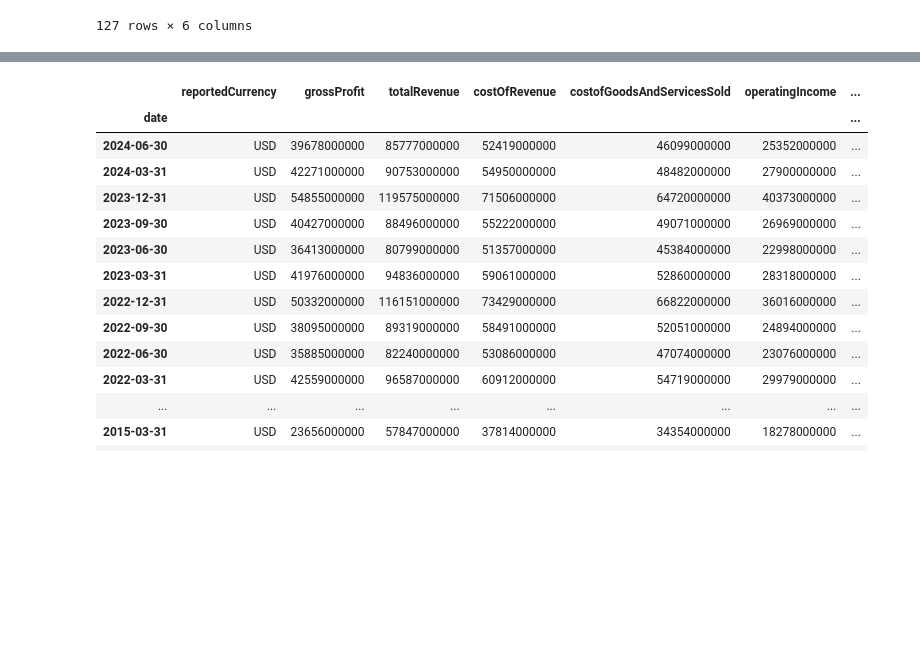
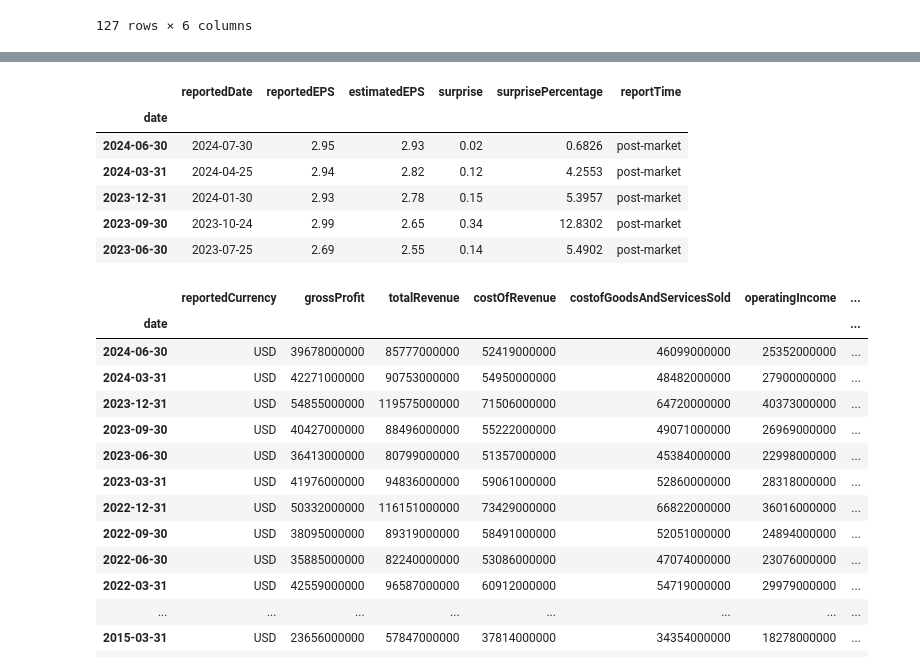
Before and after one commit to HiggsP10/Portfolio_Optimization, a Jupyter notebook: notebooks/arvind-alpha-vantage-2.ipynb, the cells around one changed output, grey strips where cells are left out. Drawn from its saved outputs; the diff is of its cells as text; code cells hidden in the pictures; blank space fills up the shorter version.

```diff
--- a/notebooks/arvind-alpha-vantage-2.ipynb
+++ b/notebooks/arvind-alpha-vantage-2.ipynb
@@ -116,23 +102,0 @@ df_income, _ = fd.get_income_statement_quarterly(ticker)
-# %%
-#read in the four aapl financials csv's contained in the data folder
-df_income = pd.read_csv('../data/aapl_income_statement.csv')
-df_balance = pd.read_csv('../data/aapl_balance_sheet.csv')
-df_cashflow = pd.read_csv('../data/aapl_cashflow.csv')
-df_earnings = pd.read_csv('../data/aapl_earnings.csv')
-
-#for each of the four dataframes above, do the following:
-# drop the 'Unnamed: 0' column
-# drop the 'reportedCurrency' column
-# drop all columns with at least 10 missing values
-# convert the 'fidcalDateEnding' column to datetime and set it as the index.
-#rename the 'fiscalDateEnding' column to 'date'
-#drop all rows corresponding to years before 2014
-#if any dates are duplicated, keep the first one and drop the rest
-for df in [df_income, df_balance, df_cashflow, df_earnings]:
-    df.drop(columns='Unnamed: 0',inplace=True)
-    df.drop_duplicates(subset='fiscalDateEnding',keep='first',inplace=True)
-    df.dropna(axis=1,thresh=df.shape[0]-10,inplace=True)
-    df['date'] = pd.to_datetime(df['fiscalDateEnding'])
-    df.drop(columns='fiscalDateEnding',inplace=True)
-    df.set_index('date',inplace=True)
-    df.drop(df[df.index.year < 2014].index,inplace=True)
@@ -158,3 +208,15 @@ df_financials = pd.concat([df_income, df_balance, df_cashflow, df_earnings],axis
+# %%
+test = df.copy()
+test_earnings = df_earnings.copy()
+test_earnings.head()
+# %% [output]
+|  | reportedDate | reportedEPS | estimatedEPS | surprise | surprisePercentage | reportTime |
+| date |  |  |  |  |  |  |
+| 2024-06-30 | 2024-07-30 | 2.95 | 2.93 | 0.02 | 0.6826 | post-market |
+| 2024-03-31 | 2024-04-25 | 2.94 | 2.82 | 0.12 | 4.2553 | post-market |
+| 2023-12-31 | 2024-01-30 | 2.93 | 2.78 | 0.15 | 5.3957 | post-market |
+| 2023-09-30 | 2023-10-24 | 2.99 | 2.65 | 0.34 | 12.8302 | post-market |
+| 2023-06-30 | 2023-07-25 | 2.69 | 2.55 | 0.14 | 5.4902 | post-market |
 # %%
 #drop all duplicate columns
 df_financials = df_financials.loc[:,~df_financials.columns.duplicated()]
```
Also changed, not shown: parts of 14 cells of this notebook, 7 other files.
